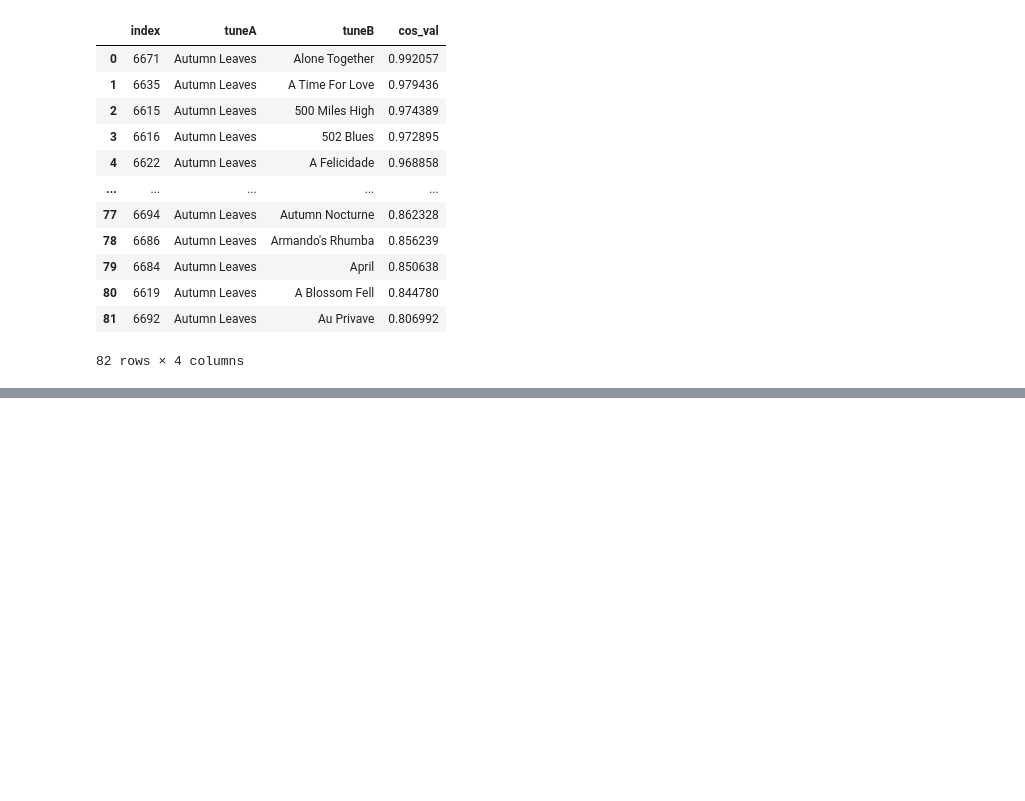
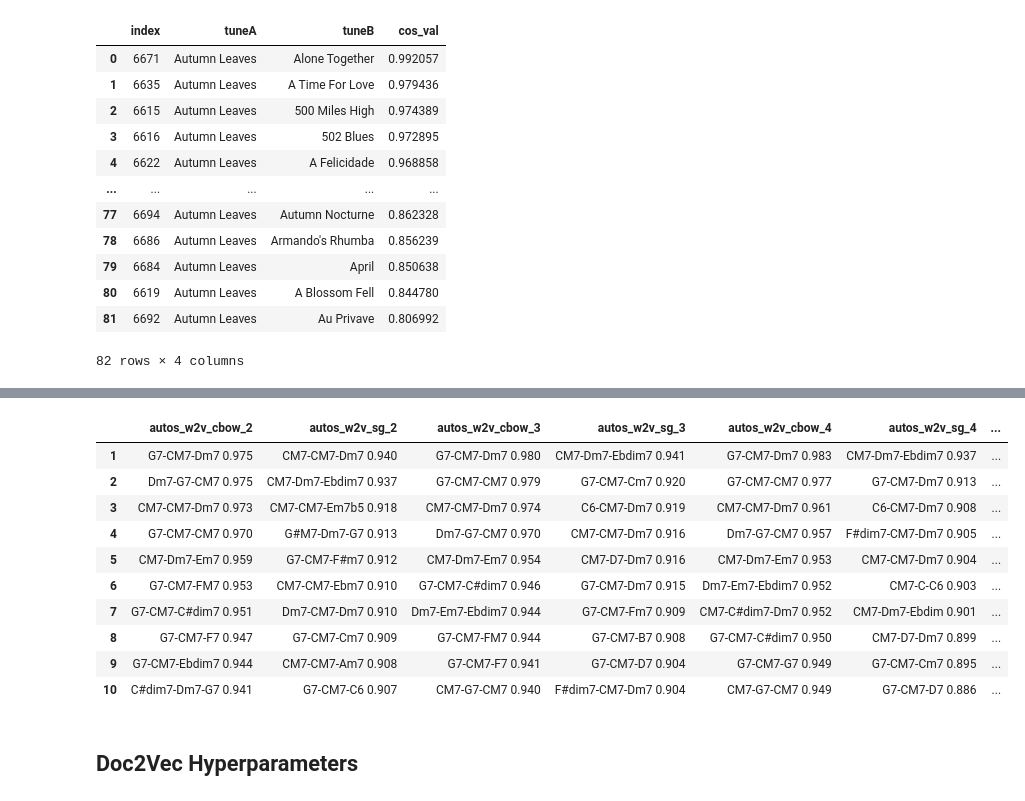
Before and after one commit to 11doris/jazz-tunes-similarity, a Jupyter notebook: embeddings.ipynb, the cells around one changed output, grey strips where cells are left out. Saved outputs shown, nothing was run; the diff lists cells and outputs as text; code cells hidden in the pictures; blank space fills up the shorter version.

Commit message:
Add evaluation using self-similarity.

```diff
--- a/embeddings.ipynb
+++ b/embeddings.ipynb
@@ -645,0 +789,19 @@ df_result_chords.query('tuneA == "Autumn Leaves"').reset_index()
+# %%
+model_path = './models_word2vec'
+model_prefix = 'autos'
+
+param_grid = {'w2v': {'variant': ['cbow', 'sg'], 'window': [2, 3, 4, 10]},
+              'ft': {'variant': ['sg'], 'window': [5]}}
+size = 100
+
+for algo, params in param_grid.items():
+    for variant in params['variant']:
+        sg = 1 if variant == 'sg' else 0
+        for window in params['window']:
+            if algo == 'w2v':
+                model = gensim.models.Word2Vec(data_ngrams, vector_size=size, window=window, sg=sg, epochs=5)
+            else:
+                model = gensim.models.FastText(data_ngrams, vector_size=size, window=window, sg=sg, epochs=5)
+
+            file_name = f"{model_path}/{model_prefix}_{algo}_{variant}_{window}"
+            model.wv.save_word2vec_format(file_name + '.bin', binary=True)
@@ -645,0 +828,13 @@ df_result_chords.query('tuneA == "Autumn Leaves"').reset_index()
+# %%
+from gensim.models import KeyedVectors
+
+names = ['autos_w2v_cbow_2', 'autos_w2v_sg_2',
+         'autos_w2v_cbow_3', 'autos_w2v_sg_3',
+         'autos_w2v_cbow_4', 'autos_w2v_sg_4',
+         'autos_w2v_cbow_10', 'autos_w2v_sg_10',
+         ]
+models = {}
+
+for name in names:
+    file_name = f"{model_path}/{name}.bin"
+    models[name] = KeyedVectors.load_word2vec_format(file_name, binary=True)
@@ -645,0 +869,25 @@ df_result_chords.query('tuneA == "Autumn Leaves"').reset_index()
+# %%
+def compare_models(models, **kwargs):
+
+    df = pd.DataFrame()
+    for name, model in models:
+        df[name] = [f"{word} {score:.3f}"
+                    for word, score in model.most_similar(**kwargs)]
+    df.index = df.index + 1 # let row index start at 1
+    return df
+# %%
+compare_models([(n, models[n]) for n in names], positive='CM7-Dm7-G7', topn=10)
+# %% [output]
+|  | autos_w2v_cbow_2 | autos_w2v_sg_2 | autos_w2v_cbow_3 | autos_w2v_sg_3 | autos_w2v_cbow_4 | autos_w2v_sg_4 | ... |
+| 1 | G7-CM7-Dm7 0.975 | CM7-CM7-Dm7 0.940 | G7-CM7-Dm7 0.980 | CM7-Dm7-Ebdim7 0.941 | G7-CM7-Dm7 0.983 | CM7-Dm7-Ebdim7 0.937 | ... |
+| 2 | Dm7-G7-CM7 0.975 | CM7-Dm7-Ebdim7 0.937 | G7-CM7-CM7 0.979 | G7-CM7-Cm7 0.920 | G7-CM7-CM7 0.977 | G7-CM7-Dm7 0.913 | ... |
+| 3 | CM7-CM7-Dm7 0.973 | CM7-CM7-Em7b5 0.918 | CM7-CM7-Dm7 0.974 | C6-CM7-Dm7 0.919 | CM7-CM7-Dm7 0.961 | C6-CM7-Dm7 0.908 | ... |
+| 4 | G7-CM7-CM7 0.970 | G#M7-Dm7-G7 0.913 | Dm7-G7-CM7 0.970 | CM7-CM7-Dm7 0.916 | Dm7-G7-CM7 0.957 | F#dim7-CM7-Dm7 0.905 | ... |
+| 5 | CM7-Dm7-Em7 0.959 | G7-CM7-F#m7 0.912 | CM7-Dm7-Em7 0.954 | CM7-D7-Dm7 0.916 | CM7-Dm7-Em7 0.953 | CM7-CM7-Dm7 0.904 | ... |
+| 6 | G7-CM7-FM7 0.953 | CM7-CM7-Ebm7 0.910 | G7-CM7-C#dim7 0.946 | G7-CM7-Dm7 0.915 | Dm7-Em7-Ebdim7 0.952 | CM7-C-C6 0.903 | ... |
+| 7 | G7-CM7-C#dim7 0.951 | Dm7-CM7-Dm7 0.910 | Dm7-Em7-Ebdim7 0.944 | G7-CM7-Fm7 0.909 | CM7-C#dim7-Dm7 0.952 | CM7-Dm7-Ebdim 0.901 | ... |
+| 8 | G7-CM7-F7 0.947 | G7-CM7-Cm7 0.909 | G7-CM7-FM7 0.944 | G7-CM7-B7 0.908 | G7-CM7-C#dim7 0.950 | CM7-D7-Dm7 0.899 | ... |
+| 9 | G7-CM7-Ebdim7 0.944 | CM7-CM7-Am7 0.908 | G7-CM7-F7 0.941 | G7-CM7-D7 0.904 | G7-CM7-G7 0.949 | G7-CM7-Cm7 0.895 | ... |
+| 10 | C#dim7-Dm7-G7 0.941 | G7-CM7-C6 0.907 | CM7-G7-CM7 0.940 | F#dim7-CM7-Dm7 0.904 | CM7-G7-CM7 0.949 | G7-CM7-D7 0.886 | ... |
+# %% [markdown]
+## Doc2Vec Hyperparameters
```
Also changed, not shown: parts of 33 cells of this notebook.
